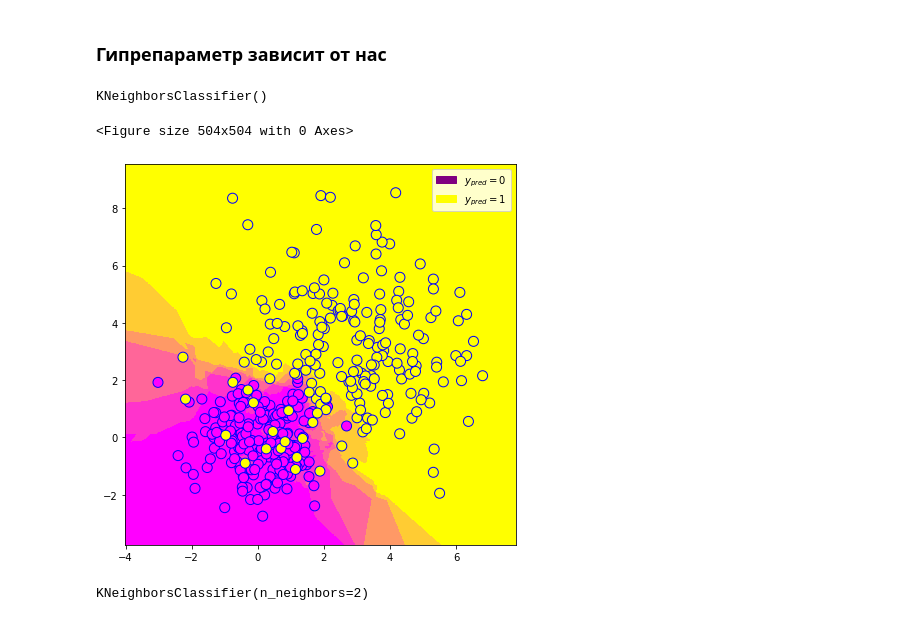
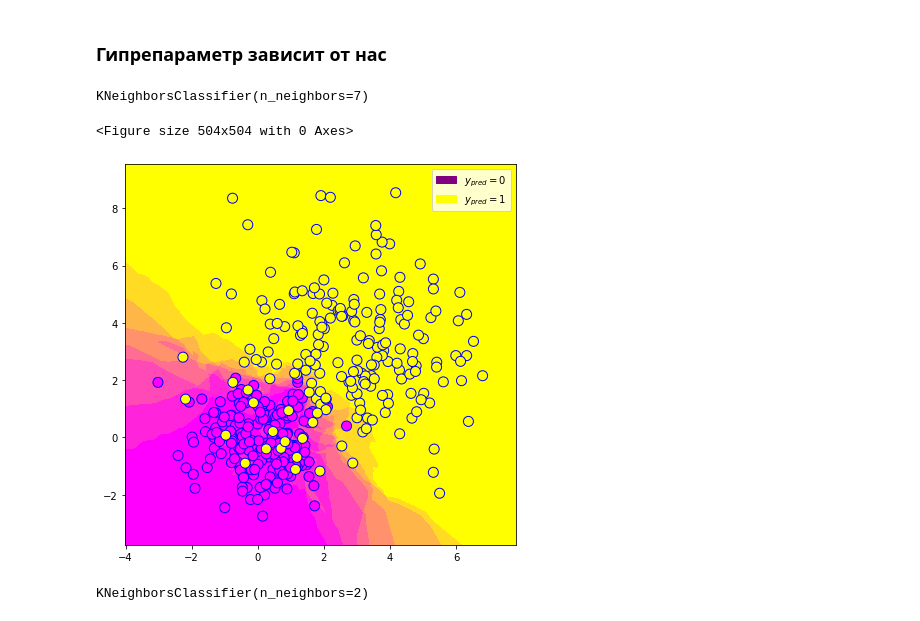
Before and after one commit to samstikhin/ml2022, a Jupyter notebook: 01-IntroML/IntroML.ipynb, the cells around one changed output. Drawn from its saved outputs; the diff is of its cells as text; code cells hidden in the pictures.

```diff
--- a/01-IntroML/IntroML.ipynb
+++ b/01-IntroML/IntroML.ipynb
@@ -202,6 +202,6 @@ from sklearn.neighbors import KNeighborsClassifier as KNN
 # %% [markdown]
 ### 2.Обучаем
 # %%
-clf_knn = KNN() # получаем экземпляр модели
-clf_knn.fit(X_clf, y_clf) # обучаем модель на данных
+clf_knn = KNN(n_neighbors=4) # получаем экземпляр модели A
+clf_knn.fit(X_clf, y_clf) # обучаем модель на данных a
 # %% [output]
@@ -350,14 +351,14 @@ plot_reg(X_reg, new_y_reg, reg_lr, X_test)
 # %% [markdown]
 ### Гипрепараметр зависит от нас
 # %%
-clf_knn = KNN(n_neighbors=5) # получаем экземпляр модели
+clf_knn = KNN(n_neighbors=7) # получаем экземпляр модели
 clf_knn.fit(X_clf, y_clf) # обучаем модель на данных
 plt.figure(figsize=(7, 7))
 plot_model(X_clf, y_clf, clf_knn, proba=True)
 # %% [output]
-KNeighborsClassifier()
+KNeighborsClassifier(n_neighbors=7)
 <Figure size 504x504 with 0 Axes>
-[figure, old version]
+[figure, new version]
 # %%
 clf_knn = KNN(n_neighbors=2) # получаем экземпляр модели
 clf_knn.fit(X_clf, y_clf) # обучаем модель на данных
```
Also changed, not shown: parts of 14 cells of this notebook, 27 other files.
